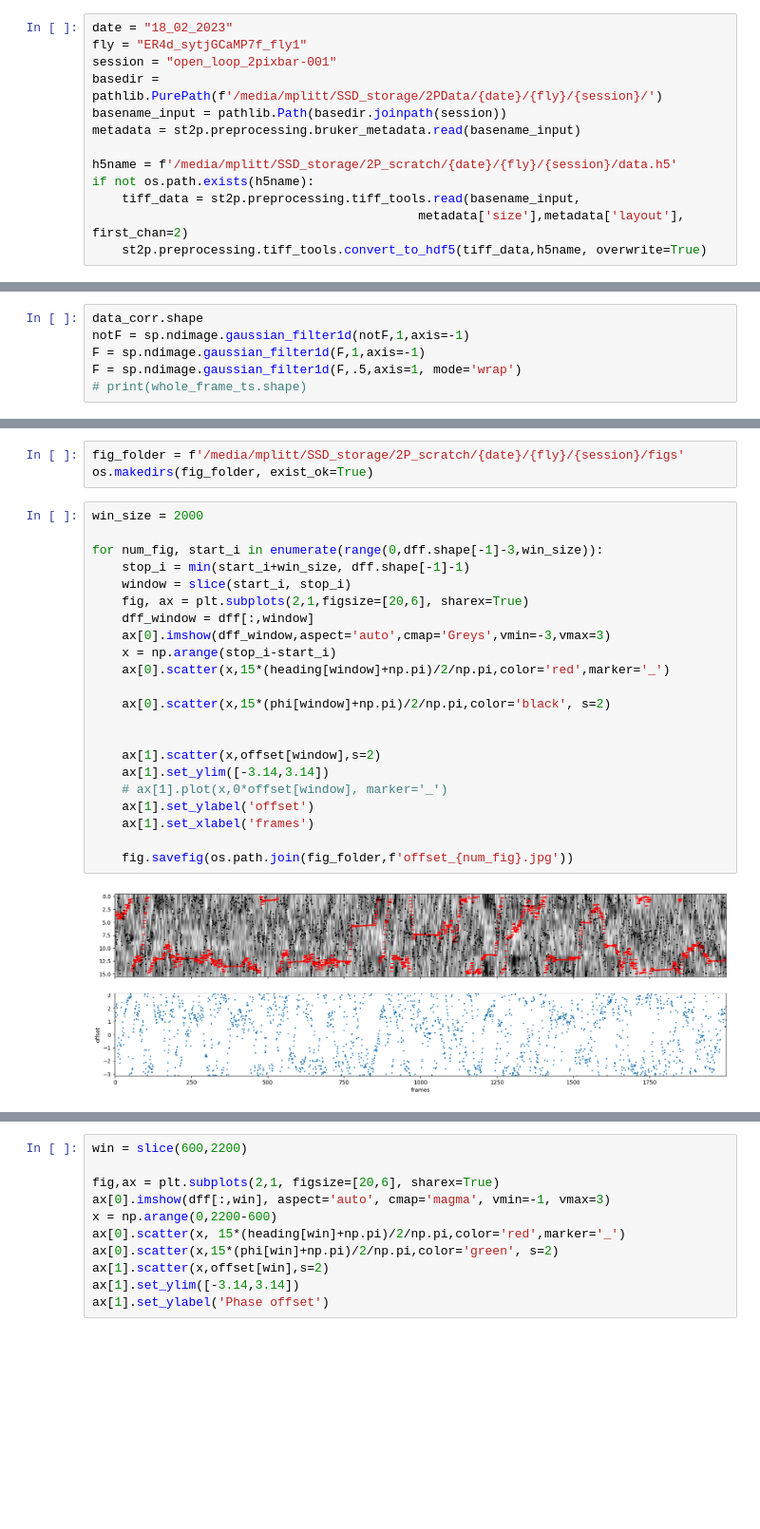
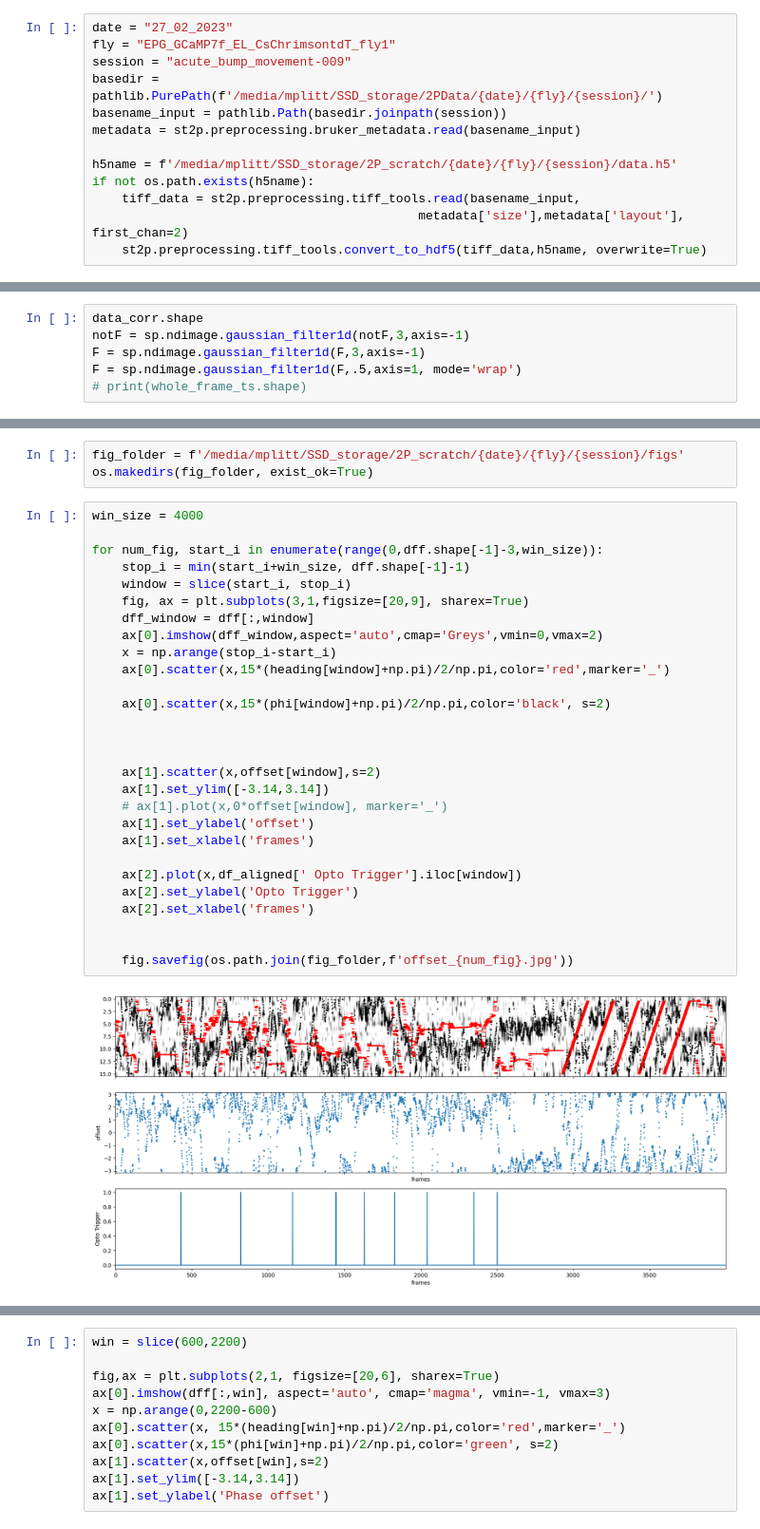
Before and after one commit to yfisher-lab/SessionTools, a Jupyter notebook: Notebooks/signal_extraction_debugging.ipynb, the cells around one changed output, grey strips where cells are left out. Shown at 95% size. Drawn from its saved outputs; the diff is of its cells as text; blank space fills up the shorter version.

```diff
--- a/Notebooks/signal_extraction_debugging.ipynb
+++ b/Notebooks/signal_extraction_debugging.ipynb
@@ -21,9 +21,9 @@ import SessionTools.two_photon as st2p
 
 %matplotlib inline
 # %%
-date = "18_02_2023"
-fly = "ER4d_sytjGCaMP7f_fly1"
-session = "open_loop_2pixbar-001"
+date = "27_02_2023"
+fly = "EPG_GCaMP7f_EL_CsChrimsontdT_fly1"
+session = "acute_bump_movement-009"
 basedir = pathlib.PurePath(f'/media/mplitt/SSD_storage/2PData/{date}/{fly}/{session}/')
 basename_input = pathlib.Path(basedir.joinpath(session))
 metadata = st2p.preprocessing.bruker_metadata.read(basename_input)
@@ -143,7 +143,7 @@ print(notF.shape)
 # %%
 data_corr.shape
-notF = sp.ndimage.gaussian_filter1d(notF,1,axis=-1)
-F = sp.ndimage.gaussian_filter1d(F,1,axis=-1)
+notF = sp.ndimage.gaussian_filter1d(notF,3,axis=-1)
+F = sp.ndimage.gaussian_filter1d(F,3,axis=-1)
 F = sp.ndimage.gaussian_filter1d(F,.5,axis=1, mode='wrap')
 # print(whole_frame_ts.shape)
 # %%
@@ -181,26 +181,32 @@ _,offset = st2p.utilities.cart2pol(*st2p.utilities.pol2cart(np.ones(heading.shap
 fig_folder = f'/media/mplitt/SSD_storage/2P_scratch/{date}/{fly}/{session}/figs'
 os.makedirs(fig_folder, exist_ok=True)
 # %%
-win_size = 2000
+win_size = 4000
 
 for num_fig, start_i in enumerate(range(0,dff.shape[-1]-3,win_size)):
     stop_i = min(start_i+win_size, dff.shape[-1]-1)
     window = slice(start_i, stop_i)
-    fig, ax = plt.subplots(2,1,figsize=[20,6], sharex=True)
+    fig, ax = plt.subplots(3,1,figsize=[20,9], sharex=True)
     dff_window = dff[:,window]
-    ax[0].imshow(dff_window,aspect='auto',cmap='Greys',vmin=-3,vmax=3)
+    ax[0].imshow(dff_window,aspect='auto',cmap='Greys',vmin=0,vmax=2)
     x = np.arange(stop_i-start_i)
     ax[0].scatter(x,15*(heading[window]+np.pi)/2/np.pi,color='red',marker='_')
 
     ax[0].scatter(x,15*(phi[window]+np.pi)/2/np.pi,color='black', s=2)
+
 
 
     ax[1].scatter(x,offset[window],s=2)
     ax[1].set_ylim([-3.14,3.14])
     # ax[1].plot(x,0*offset[window], marker='_')
     ax[1].set_ylabel('offset')
     ax[1].set_xlabel('frames')
 
+    ax[2].plot(x,df_aligned[' Opto Trigger'].iloc[window])
+    ax[2].set_ylabel('Opto Trigger')
+    ax[2].set_xlabel('frames')
+
+
     fig.savefig(os.path.join(fig_folder,f'offset_{num_fig}.jpg'))
 # %% [output]
-[figure, old version]
+[figure, new version]
```
Also changed, not shown: parts of 11 cells of this notebook, 2 other files.
